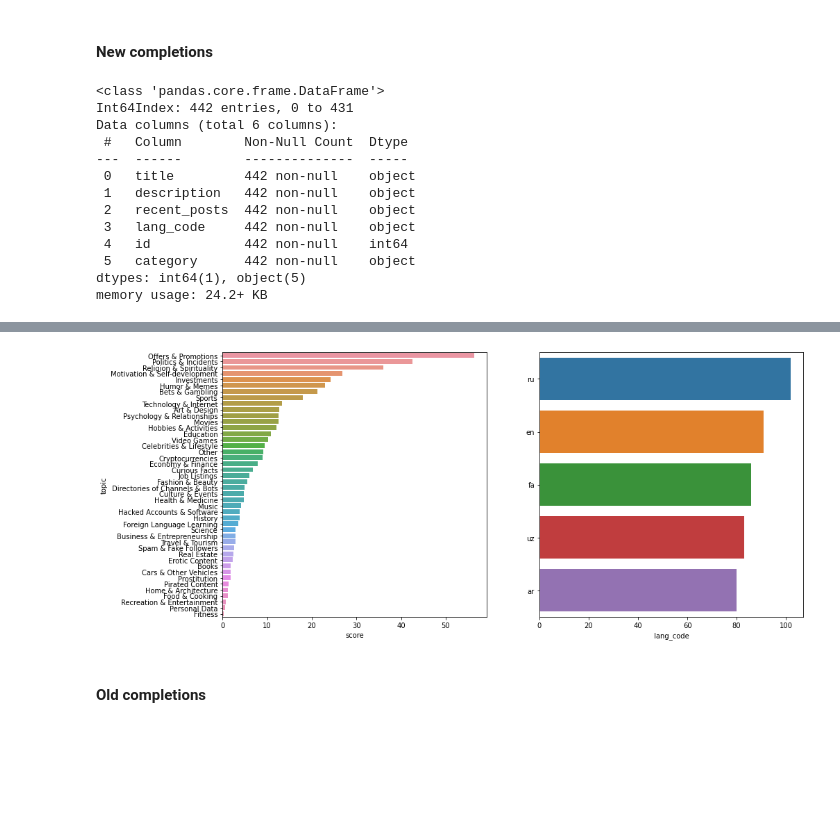
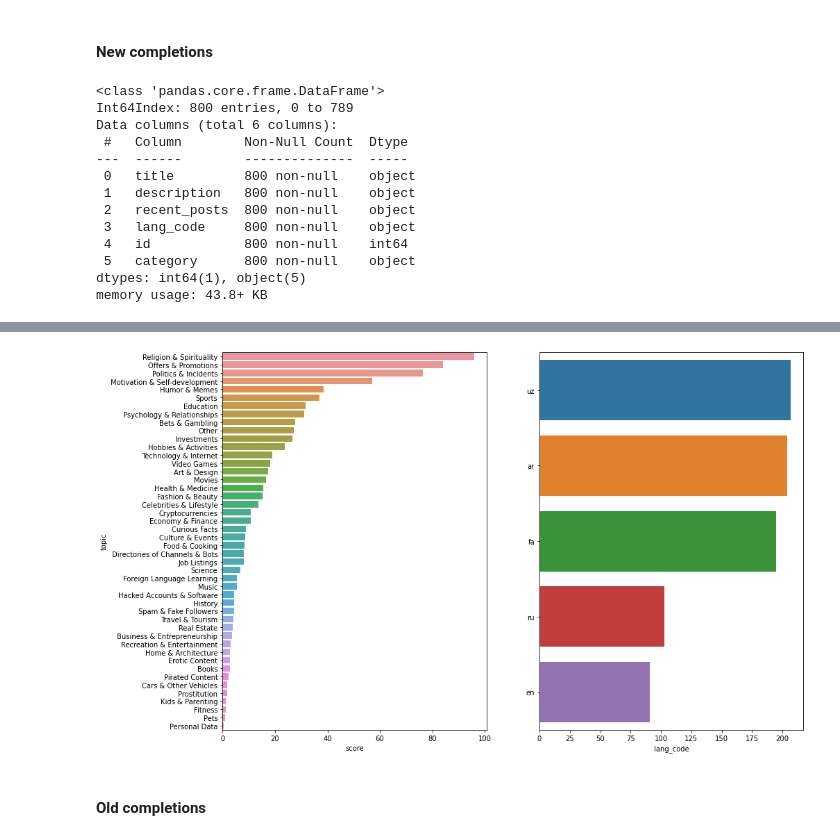
Before and after one commit to Rusteam/tgcat, a Jupyter notebook: notebooks/r-2/0.2.0-rg-prepare-data.ipynb, the cells around one changed output, grey strips where cells are left out. Cells and saved outputs as stored; diff of their text form; code cells hidden in the pictures; blank space fills up the shorter version.

```diff
--- a/notebooks/r-2/0.2.0-rg-prepare-data.ipynb
+++ b/notebooks/r-2/0.2.0-rg-prepare-data.ipynb
@@ -38,7 +38,7 @@ from src.train.predict import load_test_file
 # %%
 COMPLETIONS_R2 = [
     'data/raw/r-2/completions/project-1-at-2021-04-20-16-16-72cac916.json',
-    'data/raw/r-2/completions/project-1-current.json',
+    'data/raw/r-2/completions/project-1-at-2021-05-02-05-39-0691dc6b.json',
 ]
 
 COMPLETIONS_R1 = [
@@ -47,8 +47,8 @@ COMPLETIONS_R1 = [
 ]
 
 TG_DOWNLOADS = {
-        'META': 'data/raw/r-1/downloads/meta.csv',
-        'POSTS': 'data/raw/r-1/downloads/posts.csv',
+        'META': 'data/raw/r-2/downloads/meta.csv',
+        'POSTS': 'data/raw/r-2/downloads/posts.csv',
         'TOPICS': 'data/external/telegram_channels.csv'
     }
 
@@ -120,12 +120,13 @@ def prepare_text(row):
     merged = '\n'.join([row['title'], row['description'], post_texts])
     return merged
 
+
 def show_lang_stats(data):
     lang_counts = data['lang_code'].value_counts()
     c = Counter()
     _ = [c.update(cat) for cat in data['category']]
     c = pd.DataFrame(c.most_common(len(c)), columns=['topic','score'])
-    fig,axes = plt.subplots(1, 2, figsize=(15,7))
+    fig,axes = plt.subplots(1, 2, figsize=(15,10))
     sns.barplot(x=lang_counts, y=lang_counts.index, ax=axes[1]);
     sns.barplot(x=c['score'],y=c['topic'], ax=axes[0] );
 # %% [markdown]
@@ -134,23 +135,23 @@ def show_lang_stats(data):
 #### New completions
 # %%
 new_labels = load_labelled_data(COMPLETIONS_R2)
-new_labels['subset'] = 'r-2_completions'
+new_labels['subset'] = 'r-2'
 
 show_lang_stats(new_labels)
 
 new_labels.sample(4)
 # %% [output]
 <class 'pandas.core.frame.DataFrame'>
-Int64Index: 442 entries, 0 to 431
+Int64Index: 800 entries, 0 to 789
 Data columns (total 6 columns):
  #   Column        Non-Null Count  Dtype
 ---  ------        --------------  -----
- 0   title         442 non-null    object
- 1   description   442 non-null    object
- 2   recent_posts  442 non-null    object
- 3   lang_code     442 non-null    object
- 4   id            442 non-null    int64
- 5   category      442 non-null    object
+ 0   title         800 non-null    object
+ 1   description   800 non-null    object
+ 2   recent_posts  800 non-null    object
+ 3   lang_code     800 non-null    object
+ 4   id            800 non-null    int64
+ 5   category      800 non-null    object
 dtypes: int64(1), object(5)
-memory usage: 24.2+ KB
+memory usage: 43.8+ KB
 |  | title | description | recent_posts | lang_code | id | category | subset |
@@ -161,4 +162,4 @@ memory usage: 24.2+ KB
-[figure, old version]
+[figure, new version]
 # %% [markdown]
 #### Old completions
 # %%
```
Also changed, not shown: parts of 11 cells of this notebook, 26 other files.
